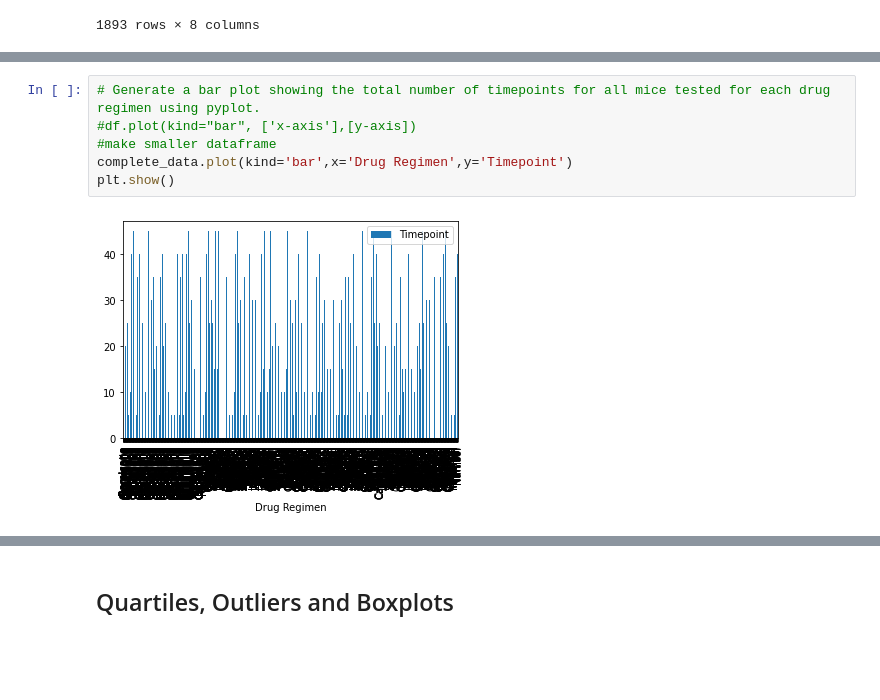
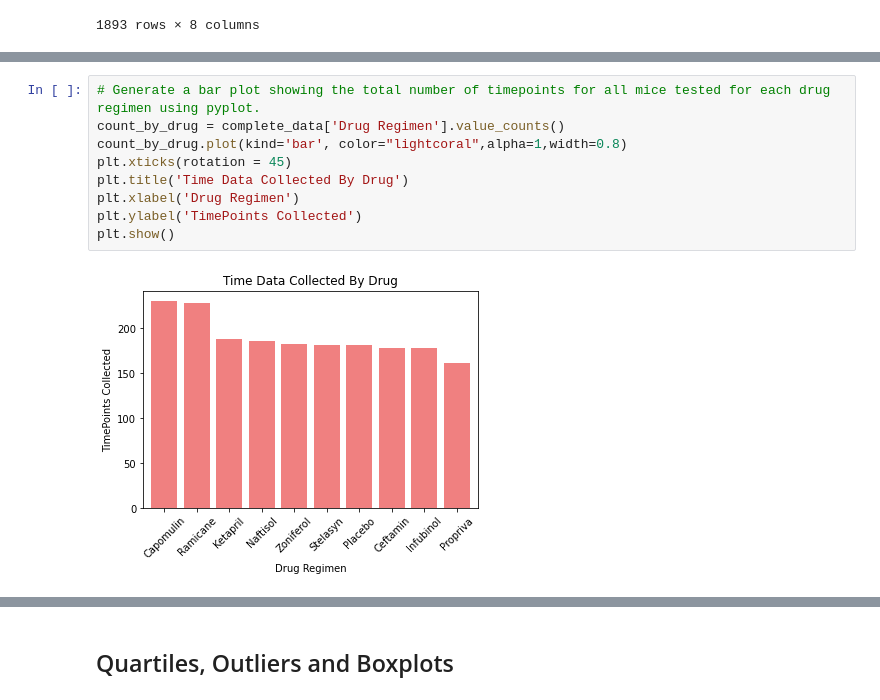
Before and after one commit to taylorsyde/Pymaceuticals-Analysis, a Jupyter notebook: pymaceuticals.ipynb, the cells around one changed output, grey strips where cells are left out. Cells and saved outputs as stored; diff of their text form; blank space fills up the shorter version.

```diff
--- a/pymaceuticals.ipynb
+++ b/pymaceuticals.ipynb
@@ -177,8 +161,11 @@ complete_data
 # %%
 # Generate a bar plot showing the total number of timepoints for all mice tested for each drug regimen using pyplot.
-#df.plot(kind="bar", ['x-axis'],[y-axis])
-#make smaller dataframe
-complete_data.plot(kind='bar',x='Drug Regimen',y='Timepoint')
+count_by_drug = complete_data['Drug Regimen'].value_counts()
+count_by_drug.plot(kind='bar', color="lightcoral",alpha=1,width=0.8)
+plt.xticks(rotation = 45)
+plt.title('Time Data Collected By Drug')
+plt.xlabel('Drug Regimen')
+plt.ylabel('TimePoints Collected')
 plt.show()
 # %% [output]
-[figure, old version]
+[figure, new version]
```
Also changed, not shown: parts of 8 cells of this notebook, 27 other files.
